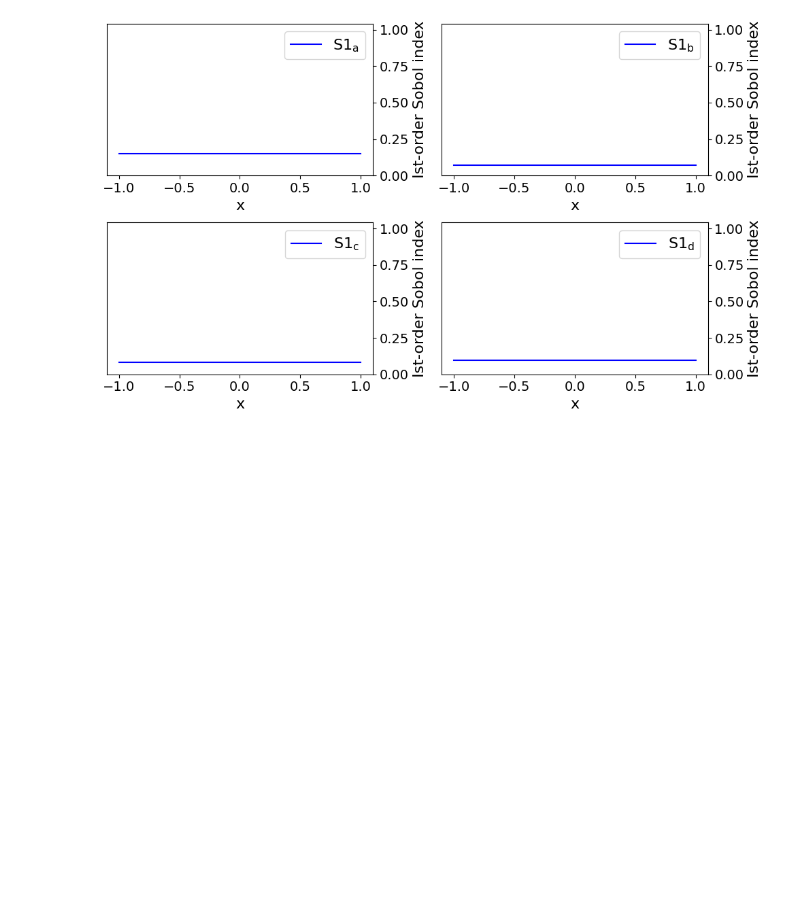
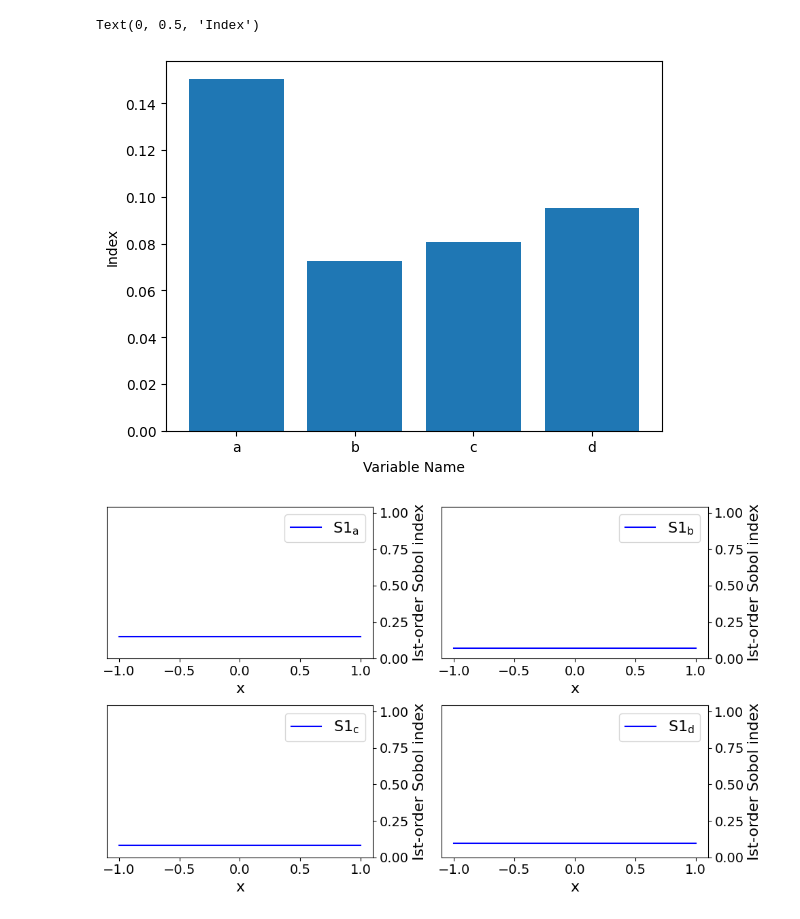
Before and after one commit to Yugal0/fitting-sensitivity-analysis, a Jupyter notebook: trySA.ipynb, the cells around one changed output. Cells and saved outputs as stored; diff of their text form; code cells hidden in the pictures; blank space fills up the shorter version.

```diff
--- a/trySA.ipynb
+++ b/trySA.ipynb
@@ -26,6 +26,15 @@ sobol_indices = [sobol.analyze(problem, Y) for Y in y.T]
 
 print("Sobol Indices")
 print(sobol_indices)
+# %%
+S1s = np.array([s['S1'] for s in sobol_indices])
+fig, ax=plt.subplots()
+ax.bar(["a","b","c","d"],S1s[0,:])
+ax.set_xlabel("Variable Name")
+ax.set_ylabel("Index")
+# %% [output]
+Text(0, 0.5, 'Index')
+[figure, added]
 # %%
 S1s = np.array([s['S1'] for s in sobol_indices])
 
```
